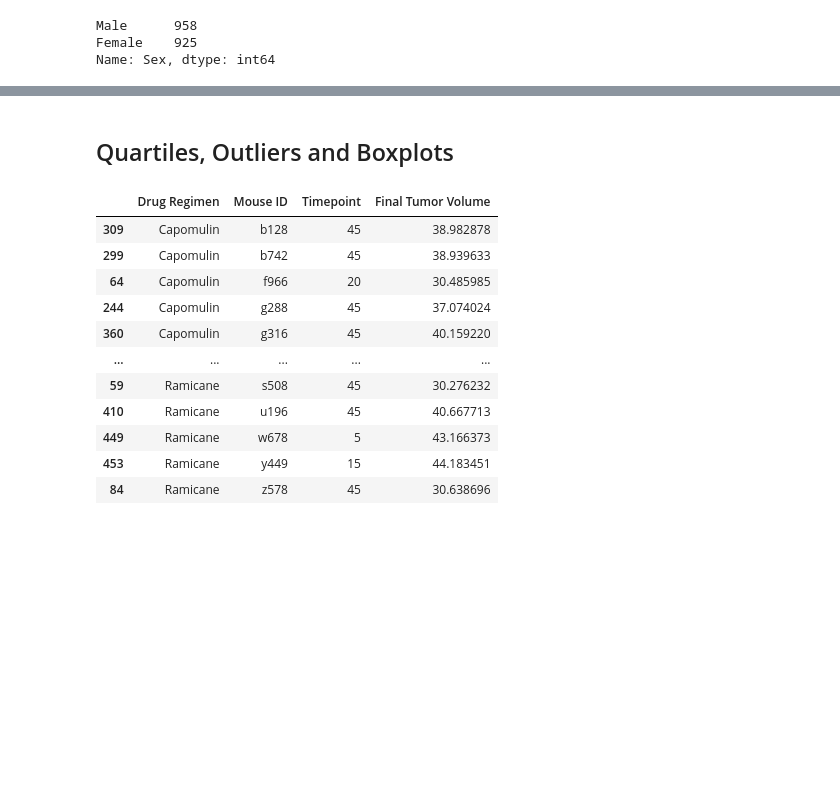
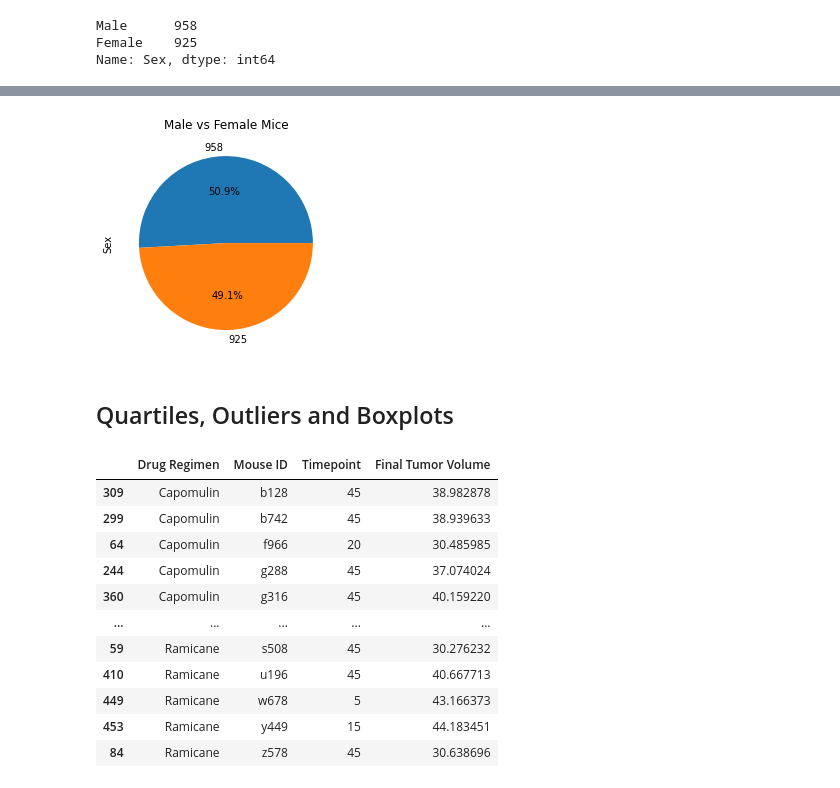
Before and after one commit to cchitec/matplotlib_challenge, a Jupyter notebook: Pymaceuticals/pymaceuticals_starter.ipynb, the cells around one changed output, grey strips where cells are left out. Saved outputs shown, nothing was run; the diff lists cells and outputs as text; code cells hidden in the pictures; blank space fills up the shorter version.

Commit message:
proper display of graphs

```diff
--- a/Pymaceuticals/pymaceuticals_starter.ipynb
+++ b/Pymaceuticals/pymaceuticals_starter.ipynb
@@ -222,5 +225,11 @@ plt.show()
 # %%
 # Generate a pie plot showing the distribution of female versus male mice using pyplot
+plt.pie(gender.values, labels=gender.values, autopct="%1.1f%%")
+plt.ylabel("Sex")
+plt.title("Male vs Female Mice")
+plt.show()
+# %% [output]
+[figure, added]
 # %% [markdown]
 ## Quartiles, Outliers and Boxplots
 # %%
```
Also changed, not shown: parts of 6 cells of this notebook.
